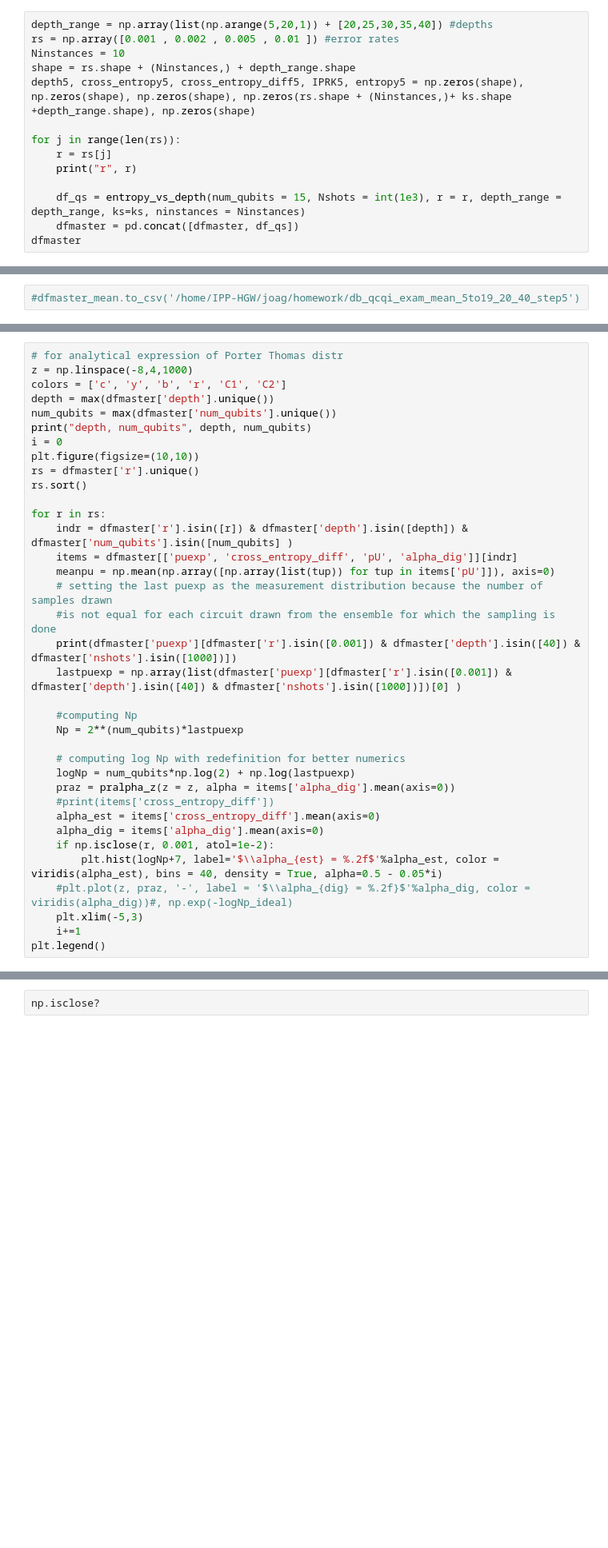
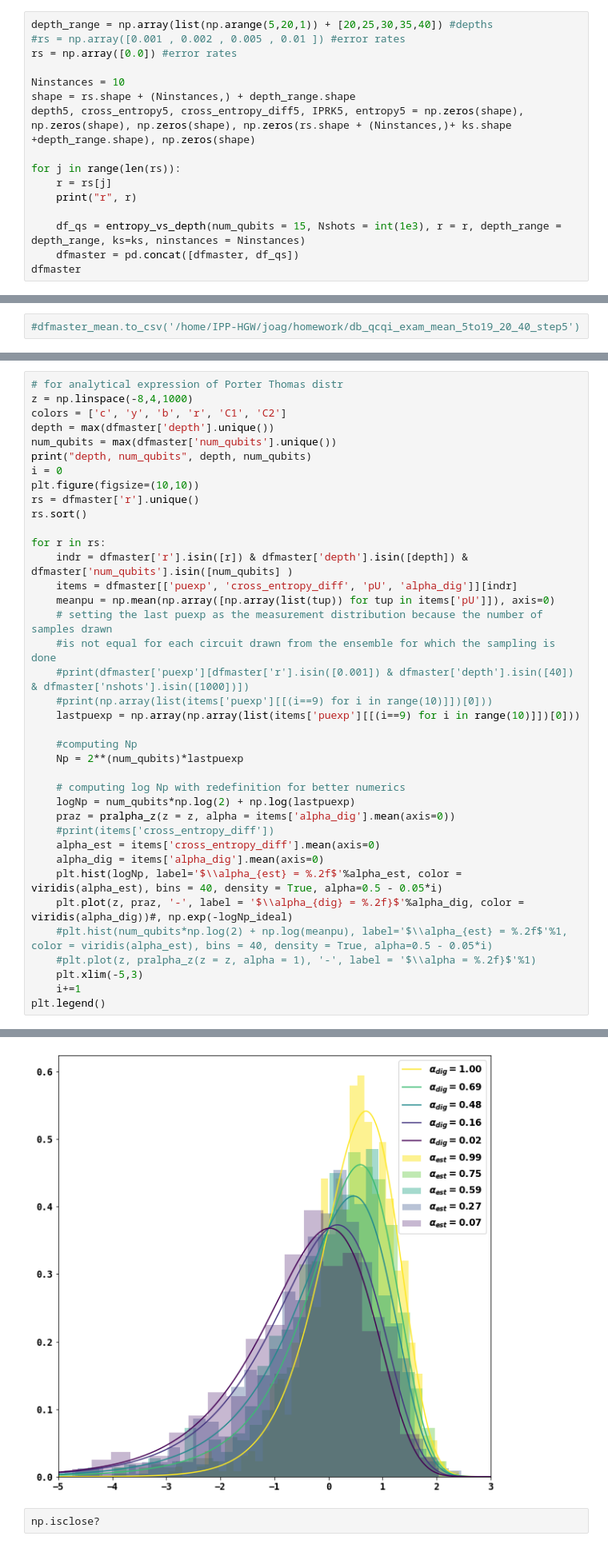
Before and after one commit to johanage/qcqi_exam, a Jupyter notebook: QCQI_exam_project.ipynb, the cells around one changed output, grey strips where cells are left out. Shown at 80% size. Cells and saved outputs as stored; diff of their text form; blank space fills up the shorter version.

```diff
--- a/QCQI_exam_project.ipynb
+++ b/QCQI_exam_project.ipynb
@@ -446,6 +499,8 @@ dfmaster
 # %%
 depth_range = np.array(list(np.arange(5,20,1)) + [20,25,30,35,40]) #depths
-rs = np.array([0.001 , 0.002 , 0.005 , 0.01 ]) #error rates
+#rs = np.array([0.001 , 0.002 , 0.005 , 0.01 ]) #error rates
+rs = np.array([0.0]) #error rates
+
 Ninstances = 10
 shape = rs.shape + (Ninstances,) + depth_range.shape
 depth5, cross_entropy5, cross_entropy_diff5, IPRK5, entropy5 = np.zeros(shape), np.zeros(shape), np.zeros(shape), np.zeros(rs.shape + (Ninstances,)+ ks.shape +depth_range.shape), np.zeros(shape)
@@ -563,8 +669,9 @@ for r in rs:
     meanpu = np.mean(np.array([np.array(list(tup)) for tup in items['pU']]), axis=0)
     # setting the last puexp as the measurement distribution because the number of samples drawn
     #is not equal for each circuit drawn from the ensemble for which the sampling is done
-    print(dfmaster['puexp'][dfmaster['r'].isin([0.001]) & dfmaster['depth'].isin([40]) & dfmaster['nshots'].isin([1000])])
-    lastpuexp = np.array(list(dfmaster['puexp'][dfmaster['r'].isin([0.001]) & dfmaster['depth'].isin([40]) & dfmaster['nshots'].isin([1000])])[0] )
+    #print(dfmaster['puexp'][dfmaster['r'].isin([0.001]) & dfmaster['depth'].isin([40]) & dfmaster['nshots'].isin([1000])])
+    #print(np.array(list(items['puexp'][[(i==9) for i in range(10)]])[0]))
+    lastpuexp = np.array(np.array(list(items['puexp'][[(i==9) for i in range(10)]])[0]))
 
     #computing Np
     Np = 2**(num_qubits)*lastpuexp
@@ -575,9 +682,11 @@ for r in rs:
     #print(items['cross_entropy_diff'])
     alpha_est = items['cross_entropy_diff'].mean(axis=0)
     alpha_dig = items['alpha_dig'].mean(axis=0)
-    if np.isclose(r, 0.001, atol=1e-2):
-        plt.hist(logNp+7, label='$\\alpha_{est} = %.2f$'%alpha_est, color = viridis(alpha_est), bins = 40, density = True, alpha=0.5 - 0.05*i)
-    #plt.plot(z, praz, '-', label = '$\\alpha_{dig} = %.2f}$'%alpha_dig, color = viridis(alpha_dig))#, np.exp(-logNp_ideal)
+    plt.hist(logNp, label='$\\alpha_{est} = %.2f$'%alpha_est, color = viridis(alpha_est), bins = 40, density = True, alpha=0.5 - 0.05*i)
+    plt.plot(z, praz, '-', label = '$\\alpha_{dig} = %.2f}$'%alpha_dig, color = viridis(alpha_dig))#, np.exp(-logNp_ideal)
+    #plt.hist(num_qubits*np.log(2) + np.log(meanpu), label='$\\alpha_{est} = %.2f$'%1, color = viridis(alpha_est), bins = 40, density = True, alpha=0.5 - 0.05*i)
+    #plt.plot(z, pralpha_z(z = z, alpha = 1), '-', label = '$\\alpha = %.2f}$'%1)
     plt.xlim(-5,3)
     i+=1
 plt.legend()
+# %% [output]
@@ -584,3 +695,4 @@ plt.legend()
+[figure, added]
 # %%
 np.isclose?
 # %%
```
Also changed, not shown: parts of 32 cells of this notebook, 2 other files.
